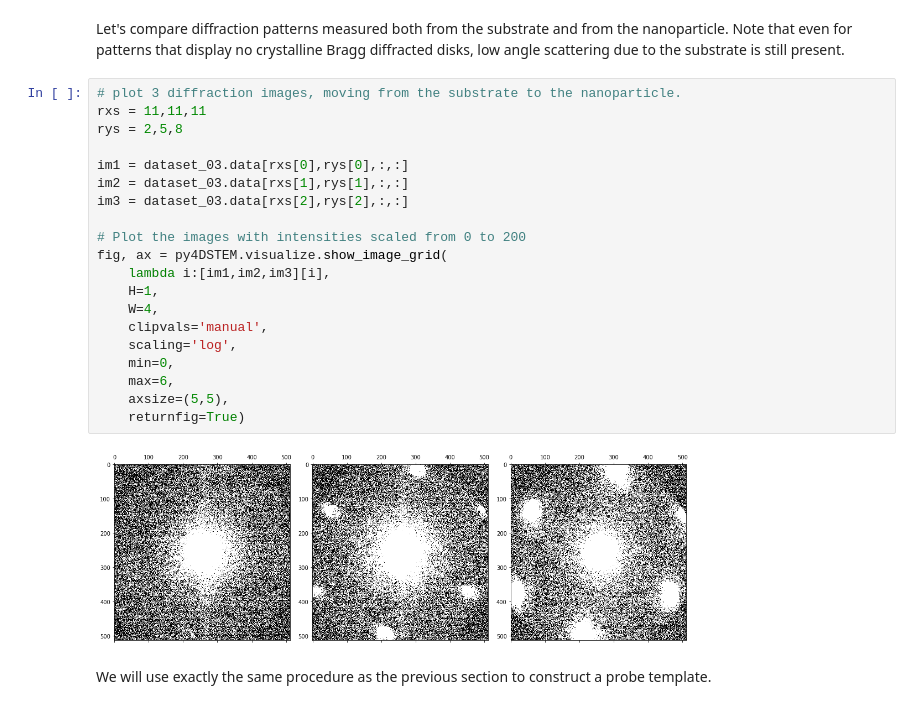
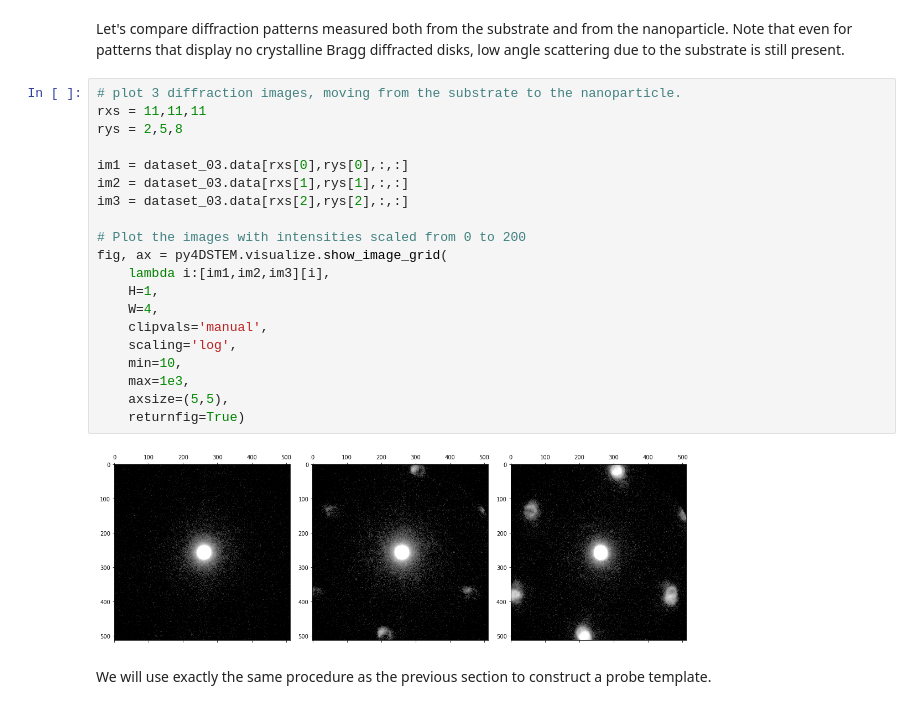
Before and after one commit to py4dstem/py4DSTEM_tutorials, a Jupyter notebook: notebooks/probe_template/make_probe_templates.ipynb, the cells around one changed output. Saved outputs shown, nothing was run; the diff lists cells and outputs as text.

```diff
--- a/notebooks/probe_template/make_probe_templates.ipynb
+++ b/notebooks/probe_template/make_probe_templates.ipynb
@@ -570,25 +572,25 @@ Let's compare diffraction patterns measured both from the substrate and from the
 # %%
 # plot 3 diffraction images, moving from the substrate to the nanoparticle.
 rxs = 11,11,11
 rys = 2,5,8
 
 im1 = dataset_03.data[rxs[0],rys[0],:,:]
 im2 = dataset_03.data[rxs[1],rys[1],:,:]
 im3 = dataset_03.data[rxs[2],rys[2],:,:]
 
 # Plot the images with intensities scaled from 0 to 200
 fig, ax = py4DSTEM.visualize.show_image_grid(
     lambda i:[im1,im2,im3][i],
     H=1,
     W=4,
     clipvals='manual',
     scaling='log',
-    min=0,
-    max=6,
+    min=10,
+    max=1e3,
     axsize=(5,5),
     returnfig=True)
 # %% [output]
-[figure, old version]
+[figure, new version]
 # %% [markdown]
 We will use exactly the same procedure as the previous section to construct a probe template.
 # %%
```
Also changed, not shown: parts of 5 cells of this notebook.
